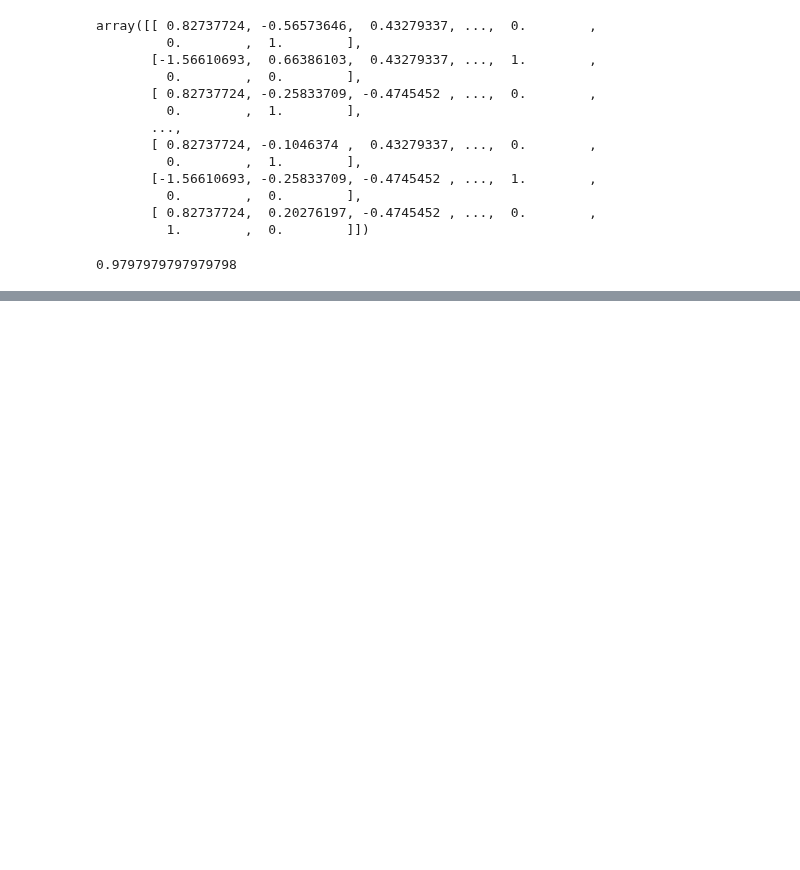
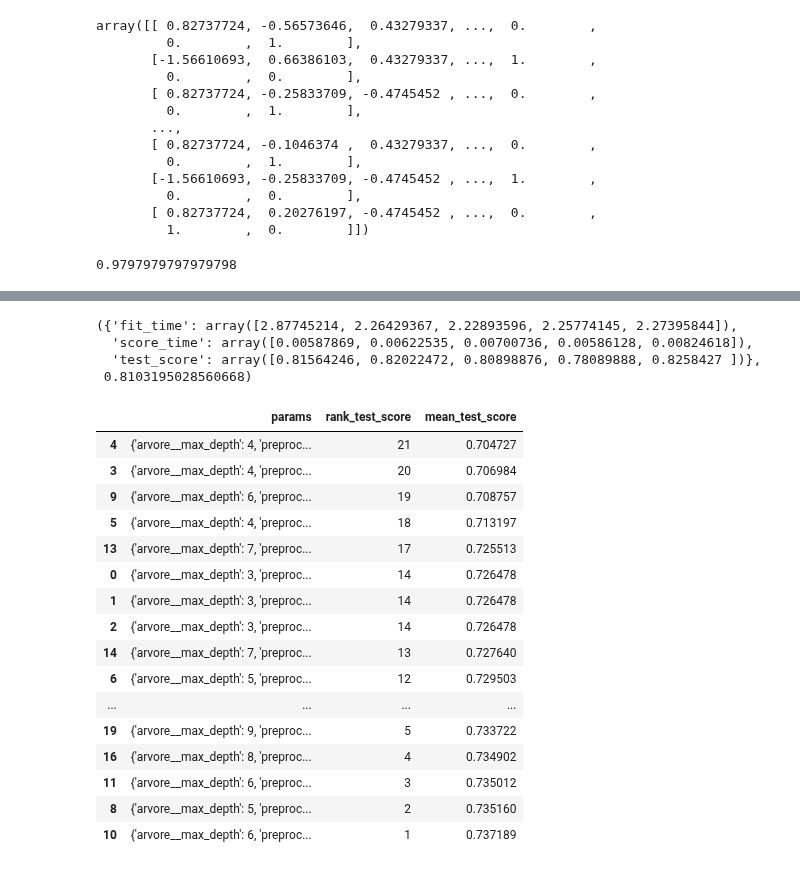
Before and after one commit to leobonn1/devai, a Jupyter notebook: iaam_trabalho2_leonardo.ipynb, the cells around one changed output, grey strips where cells are left out. Saved outputs shown, nothing was run; the diff lists cells and outputs as text; code cells hidden in the pictures; blank space fills up the shorter version.

```diff
--- a/iaam_trabalho2_leonardo.ipynb
+++ b/iaam_trabalho2_leonardo.ipynb
@@ -229,0 +294,38 @@ submission.to_csv('tree_submission.csv', index=False)
+# %%
+from sklearn.model_selection import GridSearchCV
+
+parametros = {
+    'arvore__max_depth': [ 3, 4, 5, 6, 7, 8, 9],
+    'preproc__unecaracteristicas__pipenum__imputer__strategy': ['mean', 'median', 'most_frequent']
+}
+
+modelo = GridSearchCV(pipetotal, param_grid=parametros)
+
+scores = cross_validate(modelo, X, y)
+scores, np.mean(scores['test_score'])
+# %% [output]
+({'fit_time': array([2.87745214, 2.26429367, 2.22893596, 2.25774145, 2.27395844]),
+  'score_time': array([0.00587869, 0.00622535, 0.00700736, 0.00586128, 0.00824618]),
+  'test_score': array([0.81564246, 0.82022472, 0.80898876, 0.78089888, 0.8258427 ])},
+ 0.8103195028560668)
+# %%
+modelo.fit(X, y)
+pd.DataFrame(modelo.cv_results_)[['params','rank_test_score','mean_test_score']].sort_values(by=['mean_test_score'])
+# %% [output]
+|  | params | rank_test_score | mean_test_score |
+| 4 | {'arvore__max_depth': 4, 'preproc... | 21 | 0.704727 |
+| 3 | {'arvore__max_depth': 4, 'preproc... | 20 | 0.706984 |
+| 9 | {'arvore__max_depth': 6, 'preproc... | 19 | 0.708757 |
+| 5 | {'arvore__max_depth': 4, 'preproc... | 18 | 0.713197 |
+| 13 | {'arvore__max_depth': 7, 'preproc... | 17 | 0.725513 |
+| 0 | {'arvore__max_depth': 3, 'preproc... | 14 | 0.726478 |
+| 1 | {'arvore__max_depth': 3, 'preproc... | 14 | 0.726478 |
+| 2 | {'arvore__max_depth': 3, 'preproc... | 14 | 0.726478 |
+| 14 | {'arvore__max_depth': 7, 'preproc... | 13 | 0.727640 |
+| 6 | {'arvore__max_depth': 5, 'preproc... | 12 | 0.729503 |
+| ... | ... | ... | ... |
+| 19 | {'arvore__max_depth': 9, 'preproc... | 5 | 0.733722 |
+| 16 | {'arvore__max_depth': 8, 'preproc... | 4 | 0.734902 |
+| 11 | {'arvore__max_depth': 6, 'preproc... | 3 | 0.735012 |
+| 8 | {'arvore__max_depth': 5, 'preproc... | 2 | 0.735160 |
+| 10 | {'arvore__max_depth': 6, 'preproc... | 1 | 0.737189 |
```
Also changed, not shown: parts of 19 cells of this notebook.
